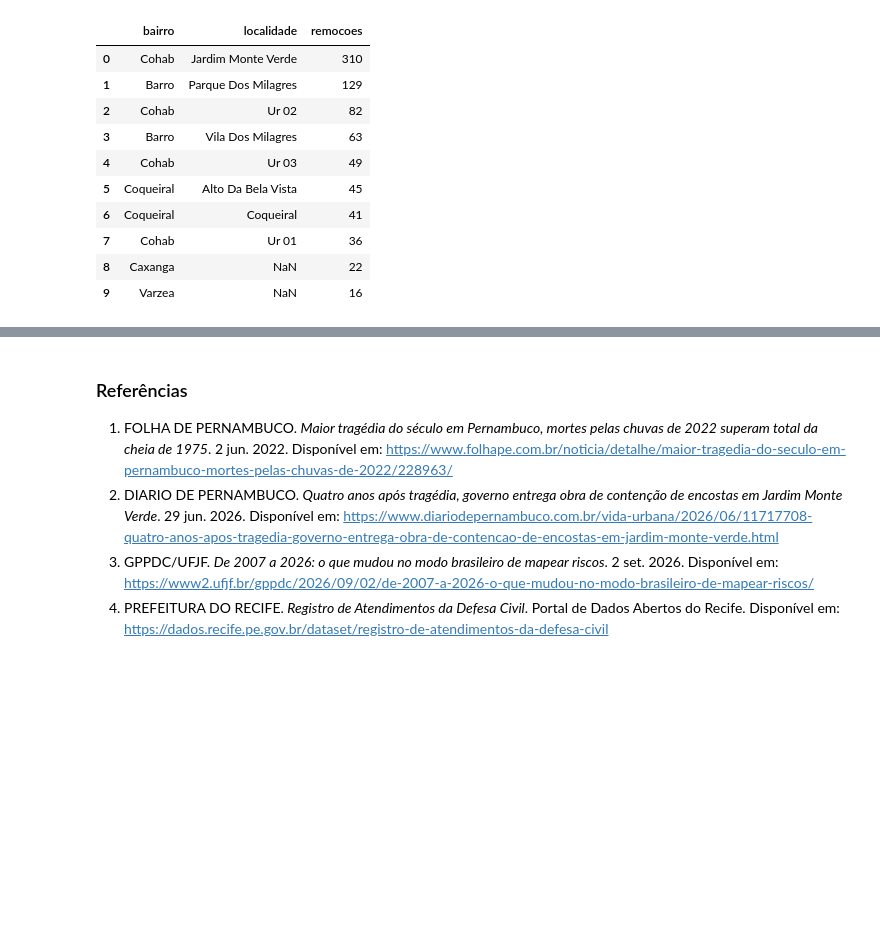
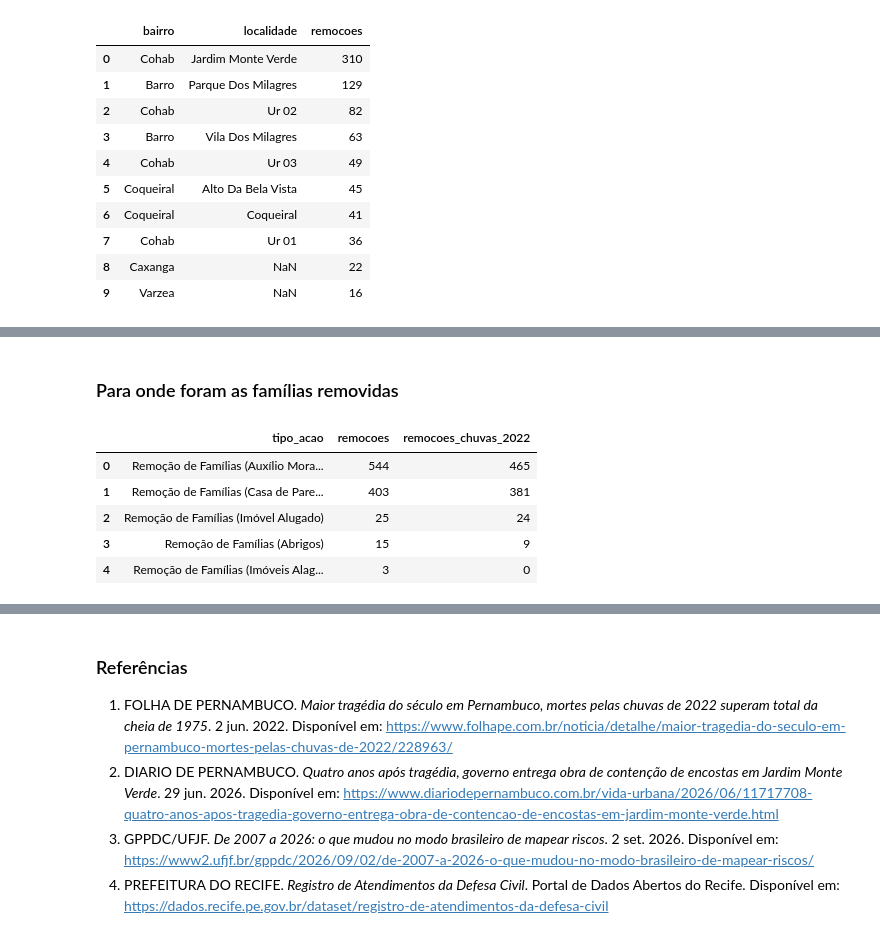
Before and after one commit to mathgoestech/pipeline-defesa-civil-recife, a Jupyter notebook: analises/analise_2_risco_x_tipo_acao.ipynb, the cells around one changed output, grey strips where cells are left out. Saved outputs shown, nothing was run; the diff lists cells and outputs as text; code cells hidden in the pictures; blank space fills up the shorter version.

```diff
--- a/analises/analise_2_risco_x_tipo_acao.ipynb
+++ b/analises/analise_2_risco_x_tipo_acao.ipynb
@@ -125,0 +168,12 @@ remocoes
+# %% [markdown]
+### Para onde foram as famílias removidas
+# %%
+consulta = open("../analises/analise_2_destino_remocoes.sql", encoding="utf-8").read()
+pd.read_sql(consulta, con=engine)
+# %% [output]
+|  | tipo_acao | remocoes | remocoes_chuvas_2022 |
+| 0 | Remoção de Famílias (Auxílio Mora... | 544 | 465 |
+| 1 | Remoção de Famílias (Casa de Pare... | 403 | 381 |
+| 2 | Remoção de Famílias (Imóvel Alugado) | 25 | 24 |
+| 3 | Remoção de Famílias (Abrigos) | 15 | 9 |
+| 4 | Remoção de Famílias (Imóveis Alag... | 3 | 0 |
```
Also changed, not shown: parts of 9 cells of this notebook, 1 other file.
